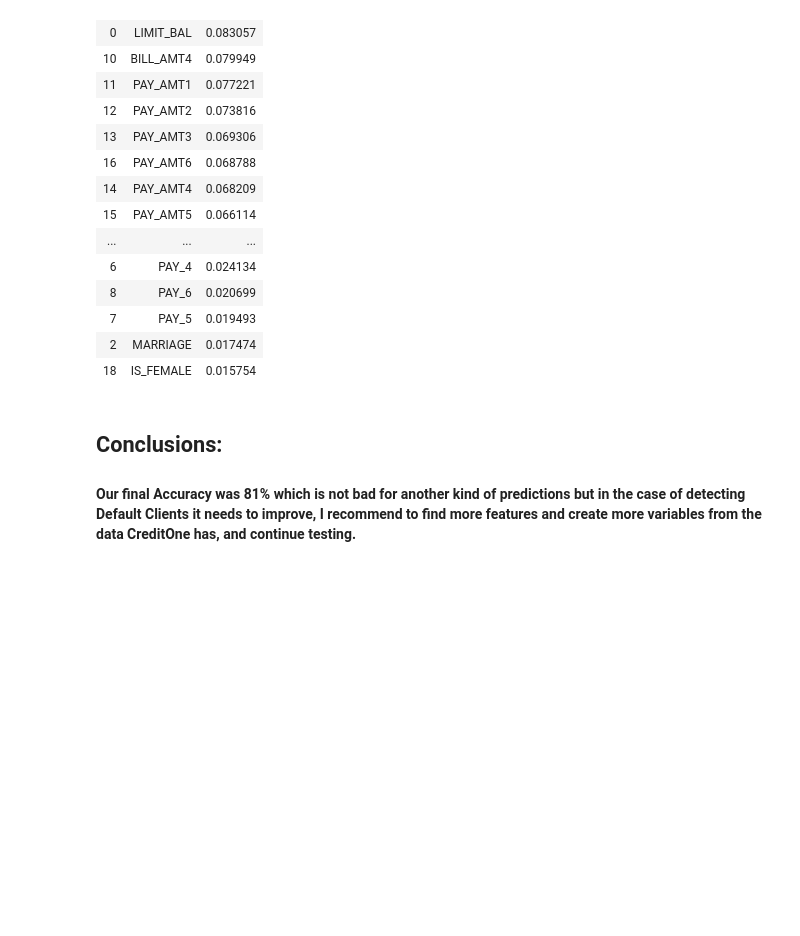
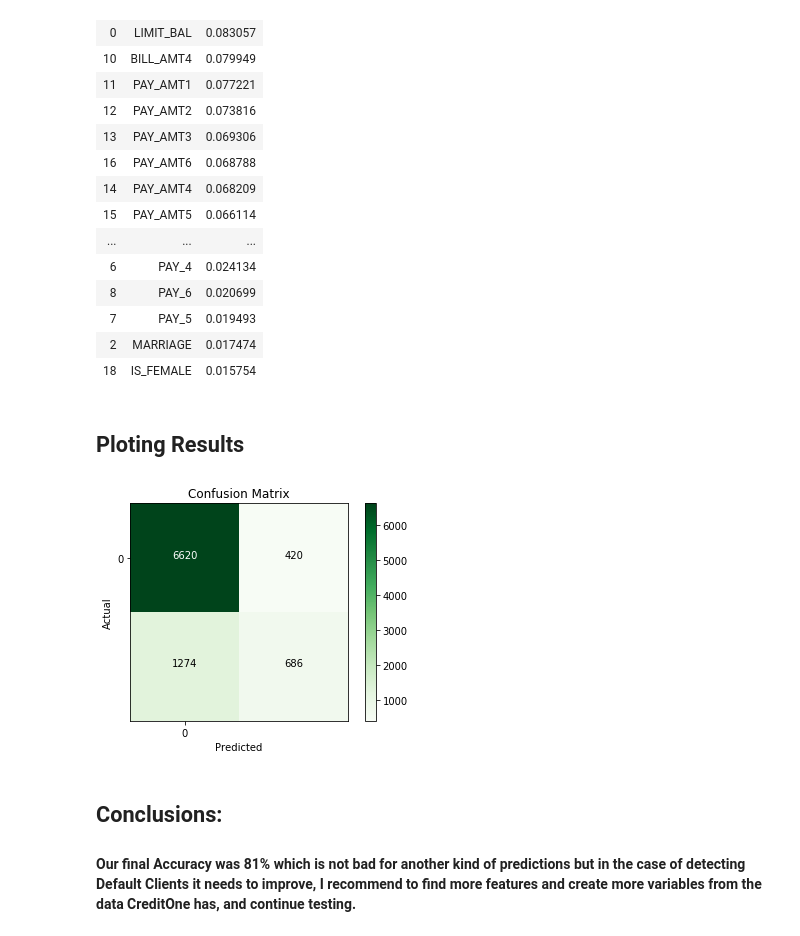
Before and after one commit to roslynbs/DataSciencewithPython, a Jupyter notebook: Task3_createModels.ipynb, the cells around one changed output. Drawn from its saved outputs; the diff is of its cells as text; code cells hidden in the pictures; blank space fills up the shorter version.

```diff
--- a/Task3_createModels.ipynb
+++ b/Task3_createModels.ipynb
@@ -265,6 +266,31 @@ get_feature_importance(modelRF_tuned, features1)
 | 7 | PAY_5 | 0.019493 |
 | 2 | MARRIAGE | 0.017474 |
 | 18 | IS_FEMALE | 0.015754 |
+# %% [markdown]
+## Ploting Results
+# %%
+cf =confusion_matrix(y1_test ,predictions)
+
+import itertools
+
+plt.imshow(cf,cmap=plt.cm.Greens,interpolation='nearest')
+plt.colorbar()
+plt.title('Confusion Matrix')
+plt.xlabel('Predicted')
+plt.ylabel('Actual')
+tick_marks = np.arange(len(set(y1_test))-1) # length of classes
+class_labels = ['0','1']
+tick_marks
+plt.xticks(tick_marks,class_labels)
+plt.yticks(tick_marks,class_labels)
+
+# plotting text value inside cells
+thresh = cf.max() / 2.
+for i,j in itertools.product(range(cf.shape[0]),range(cf.shape[1])):
+    plt.text(j,i,format(cf[i,j],'d'),horizontalalignment='center',color='white' if cf[i,j] >thresh else 'black')
+plt.show();
+# %% [output]
+[figure, added]
 # %% [markdown]
 ## Conclusions:
 #### Our final Accuracy was 81% which is not bad for another kind of predictions but in the case of detecting Default Clients it needs to improve, I recommend to find more features and create more variables from the data CreditOne has, and continue testing.
```
Also changed, not shown: parts of 1 cell of this notebook.
